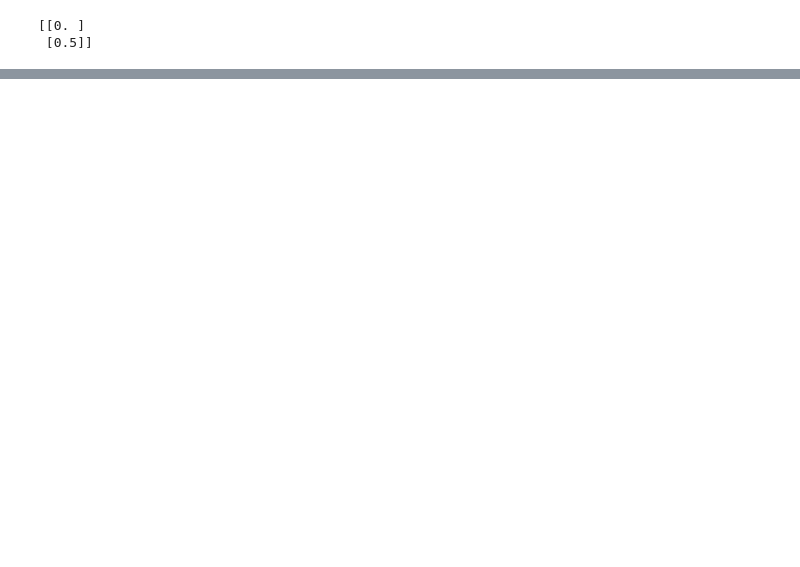
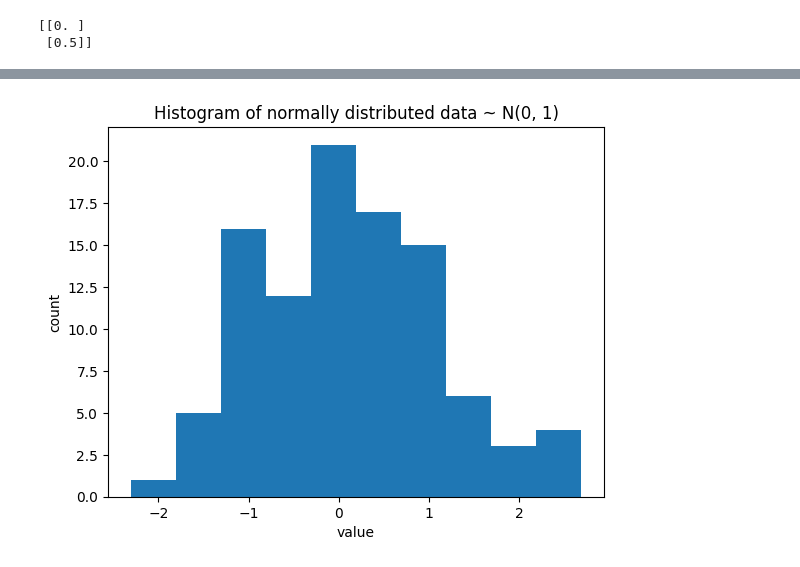
Before and after one commit to izero0324/Scientific-Computing-For-Finance, a Jupyter notebook: lab4/lab4.ipynb, the cells around one changed output, grey strips where cells are left out. Cells and saved outputs as stored; diff of their text form; code cells hidden in the pictures; blank space fills up the shorter version.

```diff
--- a/lab4/lab4.ipynb
+++ b/lab4/lab4.ipynb
@@ -249,0 +268,5 @@ print(result_ex10)
+# %%
+from numpy.random import normal                             # Import the function normal from random package
+array_ex11 = normal(size = 100)                             # create a 100 element array ~ N(0, 1)
+print('The mean of array is %.2f, and the std is %.2f'      # Calculate and print the mean and std to check the result
+      %(sum(array_ex11)/100, np.std(array_ex11)))
@@ -249,0 +282,9 @@ print(result_ex10)
+# %%
+plt.hist(array_ex11)                                    # Plot the histogram by hist function
+plt.title(                                              # Assign title to the histogram
+    'Histogram of normally distributed data ~ N(0, 1)'
+    )
+plt.xlabel('value'); plt.ylabel('count')                # Add labels for x and y axis
+plt.show()                                              # Show the plot
+# %% [output]
+[figure, added]
```
Also changed, not shown: parts of 14 cells of this notebook.
